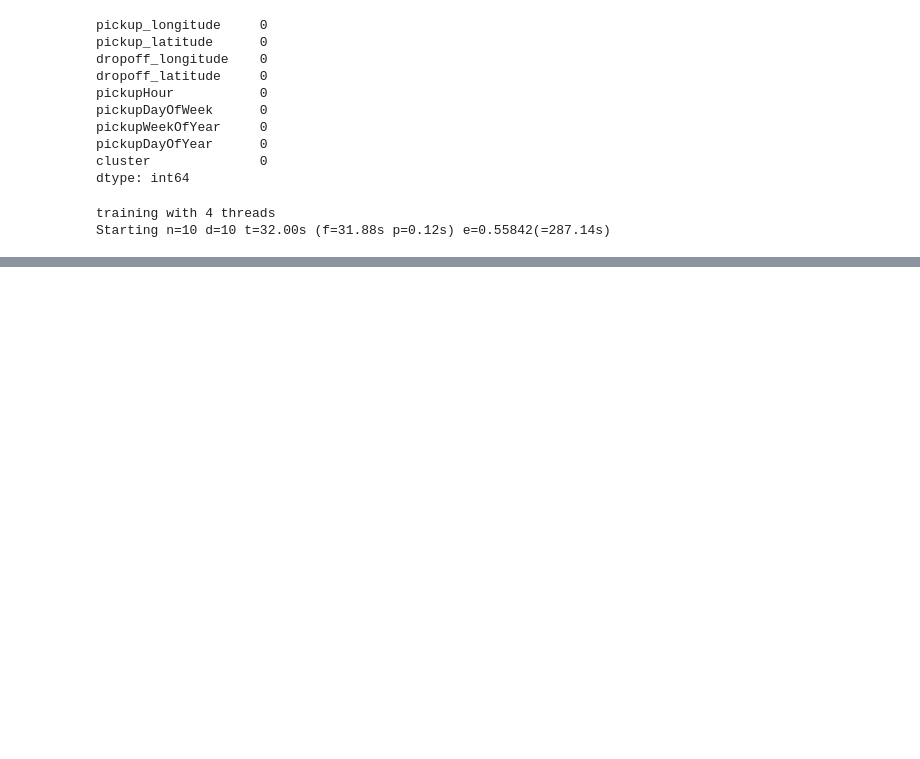
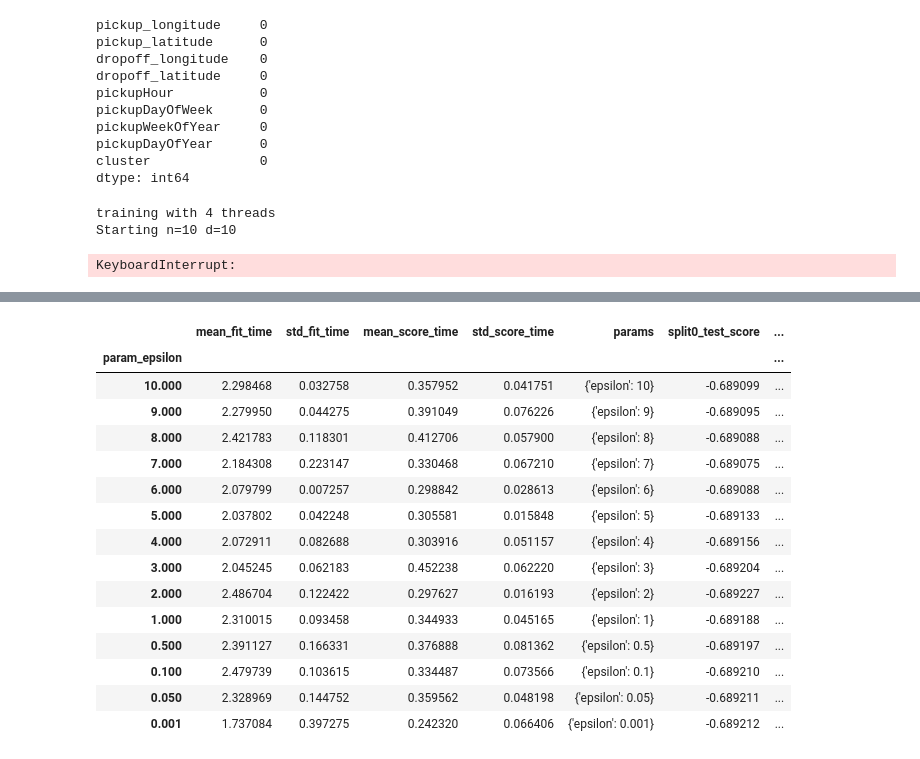
Before and after one commit to aemi-dev/td_taxidriver, a Jupyter notebook: precisePrediction.ipynb, the cells around one changed output, grey strips where cells are left out. Saved outputs shown, nothing was run; the diff lists cells and outputs as text; code cells hidden in the pictures; blank space fills up the shorter version.

Commit message:
test des valeurs pour SVR

```diff
--- a/precisePrediction.ipynb
+++ b/precisePrediction.ipynb
@@ -297,9 +300,15 @@ pickupDayOfYear      0
 cluster              0
 dtype: int64
 # %%
+def RSMLE(y_true, y_pred):
+    return np.sqrt(mean_squared_log_error(y_true,y_pred))
+
 def printTrainingInfo(timeFit,timePred,YPreds,YTrue=YTest):
     errorInSeconds = mean_absolute_error(YTrue,YPreds)
-    error = np.sqrt(mean_squared_log_error(YTrue,YPreds))
+    for n in YPreds:
+        if n < 0:
+            print(n)
+    error = RSMLE(YTrue,YPreds)
 
     endMsg = " t={:.2f}s (f={:.2f}s p={:.2f}s) e={:.5f} (={:.2f}s)\n".format(timeFit + timePred,timeFit,timePred,error,errorInSeconds)
     print(endMsg,end='')
@@ -345,15 +354,22 @@ for i in range(len(N)):
     print('')
 # %% [output]
 training with 4 threads
-Starting n=10 d=10 t=32.00s (f=31.88s p=0.12s) e=0.55842(=287.14s)
+Starting n=10 d=10
+KeyboardInterrupt:
 # %%
 ### TRAINING WITH SVR ###
 # Les résultats de SVR ne sont pas indépendants de la répartition des données (c'est dit dans la doc de sklearn), il faut donc remettre X entre [-1,1], [0,1] ou avec une moyenne de 0 et un écart type de 1. Je les remet entre [0,1] car la fonction qui permet de calculer le score avec Kaggle (RSMLE) ne marche pas avec les nombres négatifs. Est ce que je suis intelligent et ait trouvé ça tout seul ?... ... ... Suspens... ... ... eh bas non, moi j'avais centré et réduit mes données, du coup j'avais des nombres négatifs, Python m'a insulté et j'ai compris
-copyItem = 10000
+copyItem = 6000
 
 scaler = preprocessing.MinMaxScaler()
 SVRXTrain = scaler.fit_transform(XTrain[:copyItem])
 SVRYTrain = YTrain[:copyItem].copy()
 
-trainModelAndDisplayTrainingInfo(SVR(C=.4,cache_size=2048),SVRXTrain,scaler.fit_transform(XTest),SVRYTrain)
+#model = RandomForestRegressor(random_state=19061996,n_jobs=2)
+
+#gridSearch = GridSearchCV(model,{'n_estimators':[10,20], 'max_depth':[10]},scoring=make_scorer(mean_squared_log_error,greater_is_better=False),error_score=0,verbose=12,n_jobs=2).fit(XTrain,YTrain)
+gridSearch = GridSearchCV(SVR(),{'epsilon':[10,9,8,7,6,5,4,3,2,1,.5,.1,.05,.001]},n_jobs=os.cpu_count(),error_score=0,verbose=15,scoring=make_scorer(RSMLE,greater_is_better=False)).fit(SVRXTrain,SVRYTrain)
+#trainModelAndDisplayTrainingInfo(SVR(kernel='rbf',C=1500,cache_size=2048),SVRXTrain,scaler.fit_transform(XTest),SVRYTrain)
+print(gridSearch.best_params_
+pd.DataFrame(gridSearch.cv_results_).set_index(['param_epsilon'])
 # %% [output]
@@ -360,0 +393,16 @@ t=89.79s (f=5.22s p=84.57s) e=0.67718 (=401.67s)
+|  | mean_fit_time | std_fit_time | mean_score_time | std_score_time | params | split0_test_score | ... |
+| param_epsilon |  |  |  |  |  |  | ... |
+| 10.000 | 2.298468 | 0.032758 | 0.357952 | 0.041751 | {'epsilon': 10} | -0.689099 | ... |
+| 9.000 | 2.279950 | 0.044275 | 0.391049 | 0.076226 | {'epsilon': 9} | -0.689095 | ... |
+| 8.000 | 2.421783 | 0.118301 | 0.412706 | 0.057900 | {'epsilon': 8} | -0.689088 | ... |
+| 7.000 | 2.184308 | 0.223147 | 0.330468 | 0.067210 | {'epsilon': 7} | -0.689075 | ... |
+| 6.000 | 2.079799 | 0.007257 | 0.298842 | 0.028613 | {'epsilon': 6} | -0.689088 | ... |
+| 5.000 | 2.037802 | 0.042248 | 0.305581 | 0.015848 | {'epsilon': 5} | -0.689133 | ... |
+| 4.000 | 2.072911 | 0.082688 | 0.303916 | 0.051157 | {'epsilon': 4} | -0.689156 | ... |
+| 3.000 | 2.045245 | 0.062183 | 0.452238 | 0.062220 | {'epsilon': 3} | -0.689204 | ... |
+| 2.000 | 2.486704 | 0.122422 | 0.297627 | 0.016193 | {'epsilon': 2} | -0.689227 | ... |
+| 1.000 | 2.310015 | 0.093458 | 0.344933 | 0.045165 | {'epsilon': 1} | -0.689188 | ... |
+| 0.500 | 2.391127 | 0.166331 | 0.376888 | 0.081362 | {'epsilon': 0.5} | -0.689197 | ... |
+| 0.100 | 2.479739 | 0.103615 | 0.334487 | 0.073566 | {'epsilon': 0.1} | -0.689210 | ... |
+| 0.050 | 2.328969 | 0.144752 | 0.359562 | 0.048198 | {'epsilon': 0.05} | -0.689211 | ... |
+| 0.001 | 1.737084 | 0.397275 | 0.242320 | 0.066406 | {'epsilon': 0.001} | -0.689212 | ... |
```
Also changed, not shown: parts of 3 cells of this notebook, 1 other file.
